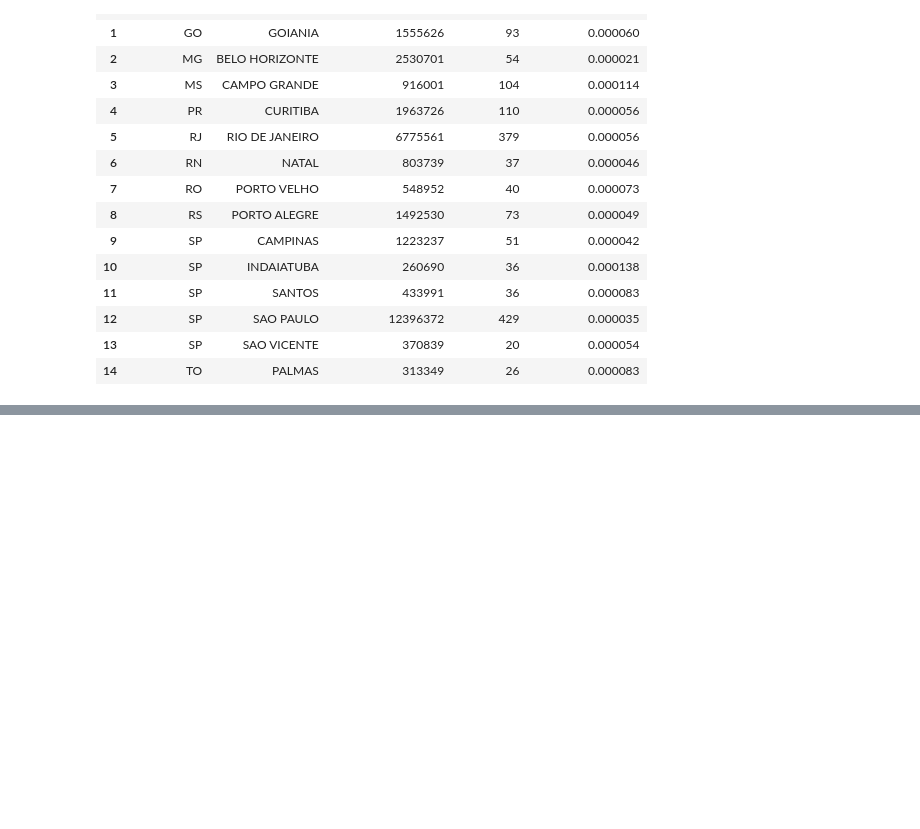
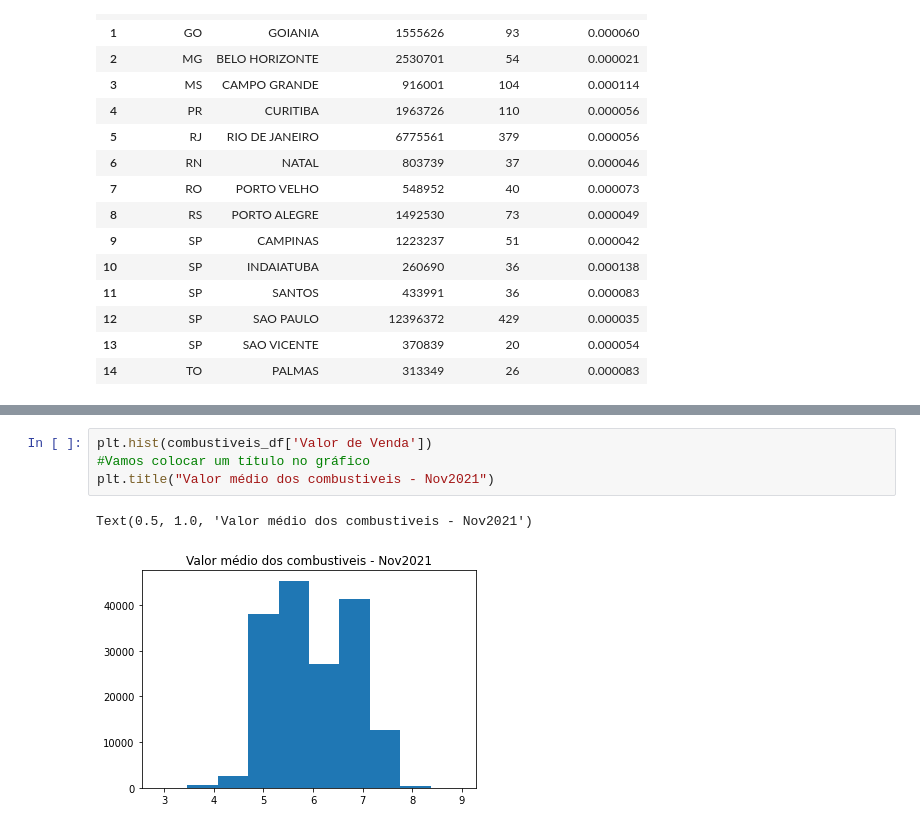
Before and after one commit to MKSGomes/CursodePandas, a Jupyter notebook: Segundo_Exemplo_Pandas.ipynb, the cells around one changed output, grey strips where cells are left out. Cells and saved outputs as stored; diff of their text form; blank space fills up the shorter version.

```diff
--- a/Segundo_Exemplo_Pandas.ipynb
+++ b/Segundo_Exemplo_Pandas.ipynb
@@ -278,0 +318,7 @@ None
+# %%
+plt.hist(combustiveis_df['Valor de Venda'])
+#Vamos colocar um título no gráfico
+plt.title("Valor médio dos combustiveis - Nov2021")
+# %% [output]
+Text(0.5, 1.0, 'Valor médio dos combustiveis - Nov2021')
+[figure, added]
```
Also changed, not shown: parts of 12 cells of this notebook.
